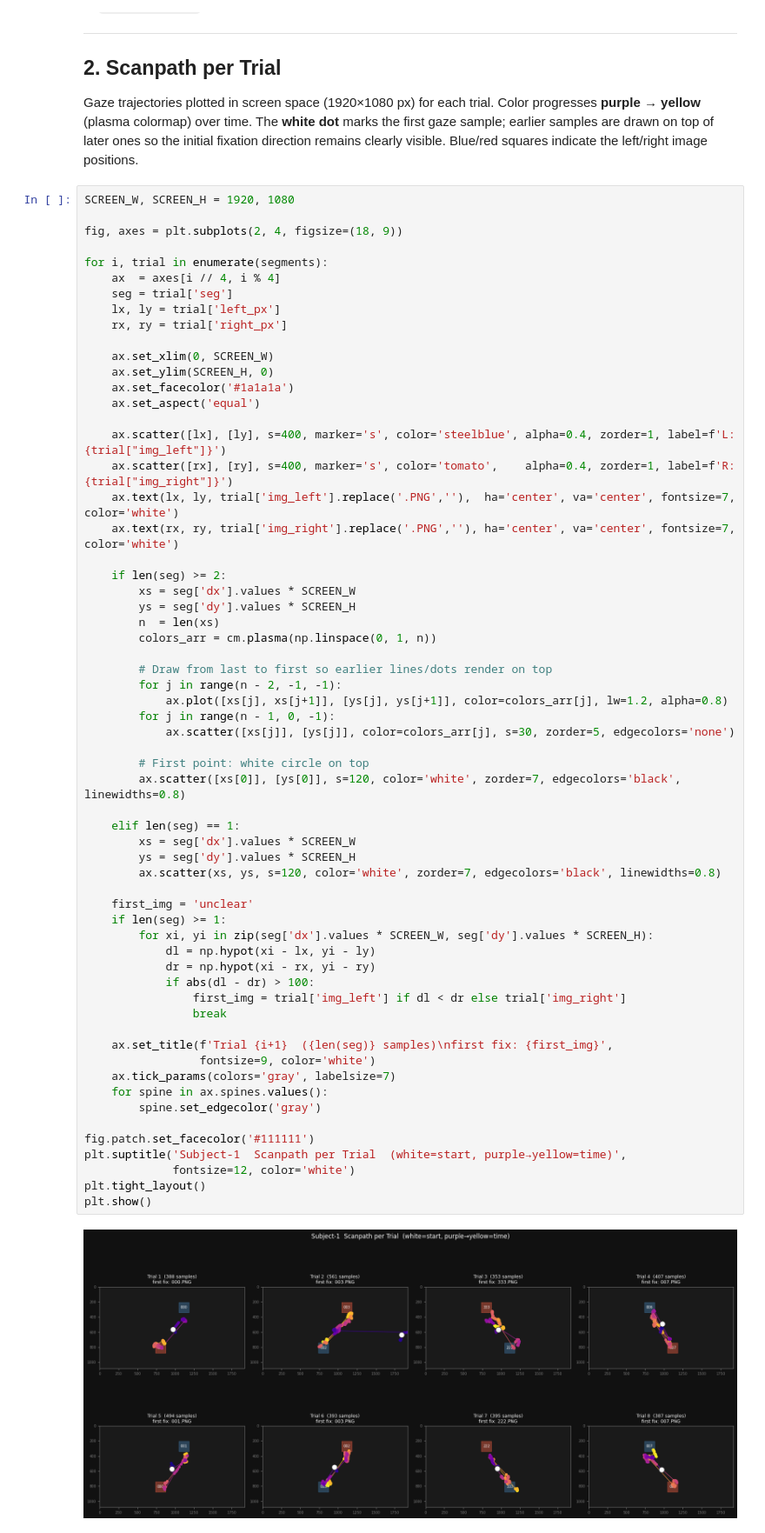
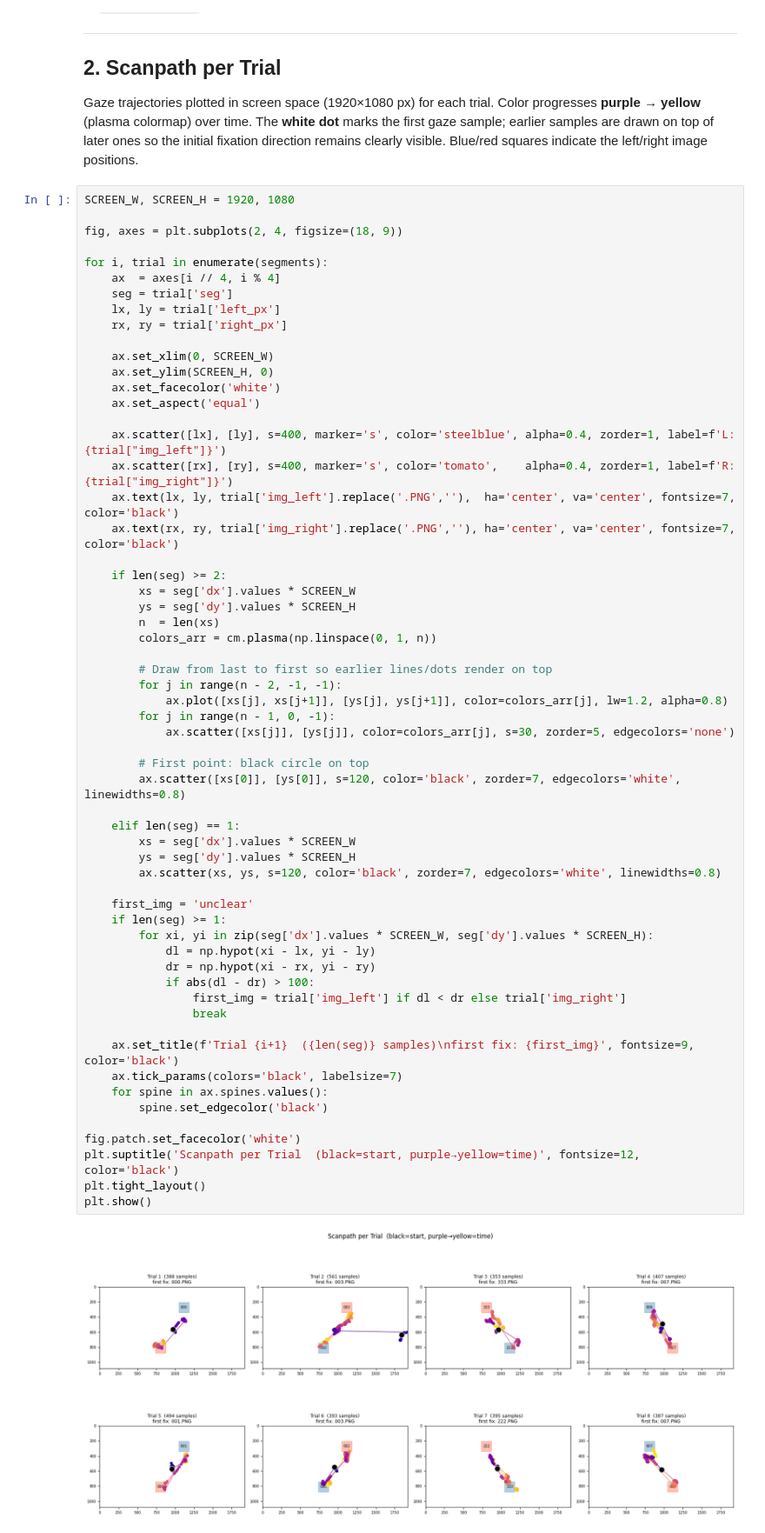
Before and after one commit to jnagasawa/ET-report, a Jupyter notebook: notebook/data_evaluation.ipynb, the cells around one changed output. Shown at 87% size. Drawn from its saved outputs; the diff is of its cells as text.

```diff
--- a/notebook/data_evaluation.ipynb
+++ b/notebook/data_evaluation.ipynb
@@ -115,56 +115,54 @@ for i, trial in enumerate(segments):
 
     ax.set_xlim(0, SCREEN_W)
     ax.set_ylim(SCREEN_H, 0)
-    ax.set_facecolor('#1a1a1a')
+    ax.set_facecolor('white')
     ax.set_aspect('equal')
 
     ax.scatter([lx], [ly], s=400, marker='s', color='steelblue', alpha=0.4, zorder=1, label=f'L:{trial["img_left"]}')
     ax.scatter([rx], [ry], s=400, marker='s', color='tomato',    alpha=0.4, zorder=1, label=f'R:{trial["img_right"]}')
-    ax.text(lx, ly, trial['img_left'].replace('.PNG',''),  ha='center', va='center', fontsize=7, color='white')
-    ax.text(rx, ry, trial['img_right'].replace('.PNG',''), ha='center', va='center', fontsize=7, color='white')
+    ax.text(lx, ly, trial['img_left'].replace('.PNG',''),  ha='center', va='center', fontsize=7, color='black')
+    ax.text(rx, ry, trial['img_right'].replace('.PNG',''), ha='center', va='center', fontsize=7, color='black')
 
     if len(seg) >= 2:
         xs = seg['dx'].values * SCREEN_W
         ys = seg['dy'].values * SCREEN_H
         n  = len(xs)
         colors_arr = cm.plasma(np.linspace(0, 1, n))
 
         # Draw from last to first so earlier lines/dots render on top
         for j in range(n - 2, -1, -1):
             ax.plot([xs[j], xs[j+1]], [ys[j], ys[j+1]], color=colors_arr[j], lw=1.2, alpha=0.8)
         for j in range(n - 1, 0, -1):
             ax.scatter([xs[j]], [ys[j]], color=colors_arr[j], s=30, zorder=5, edgecolors='none')
 
-        # First point: white circle on top
-        ax.scatter([xs[0]], [ys[0]], s=120, color='white', zorder=7, edgecolors='black', linewidths=0.8)
+        # First point: black circle on top
+        ax.scatter([xs[0]], [ys[0]], s=120, color='black', zorder=7, edgecolors='white', linewidths=0.8)
 
     elif len(seg) == 1:
         xs = seg['dx'].values * SCREEN_W
         ys = seg['dy'].values * SCREEN_H
-        ax.scatter(xs, ys, s=120, color='white', zorder=7, edgecolors='black', linewidths=0.8)
+        ax.scatter(xs, ys, s=120, color='black', zorder=7, edgecolors='white', linewidths=0.8)
 
     first_img = 'unclear'
     if len(seg) >= 1:
         for xi, yi in zip(seg['dx'].values * SCREEN_W, seg['dy'].values * SCREEN_H):
             dl = np.hypot(xi - lx, yi - ly)
             dr = np.hypot(xi - rx, yi - ry)
             if abs(dl - dr) > 100:
                 first_img = trial['img_left'] if dl < dr else trial['img_right']
                 break
 
-    ax.set_title(f'Trial {i+1}  ({len(seg)} samples)\nfirst fix: {first_img}',
-                 fontsize=9, color='white')
-    ax.tick_params(colors='gray', labelsize=7)
+    ax.set_title(f'Trial {i+1}  ({len(seg)} samples)\nfirst fix: {first_img}', fontsize=9, color='black')
+    ax.tick_params(colors='black', labelsize=7)
     for spine in ax.spines.values():
-        spine.set_edgecolor('gray')
+        spine.set_edgecolor('black')
 
-fig.patch.set_facecolor('#111111')
-plt.suptitle('Subject-1  Scanpath per Trial  (white=start, purple→yellow=time)',
-             fontsize=12, color='white')
+fig.patch.set_facecolor('white')
+plt.suptitle('Scanpath per Trial  (black=start, purple→yellow=time)', fontsize=12, color='black')
 plt.tight_layout()
 plt.show()
 # %% [output]
-[figure, old version]
+[figure, new version]
 # %% [markdown]
 The title of each panel reports the first-fixated image, determined by the first gaze sample that falls closer to one image than the other by more than 100 px. Trials with few samples may reflect a brief or absent fixation during the viewing window.
 
```
Also changed, not shown: parts of 2 cells of this notebook.
